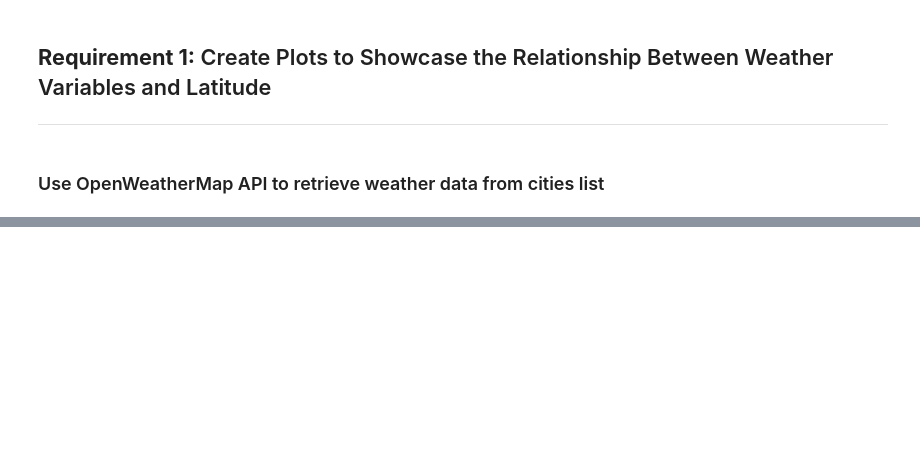
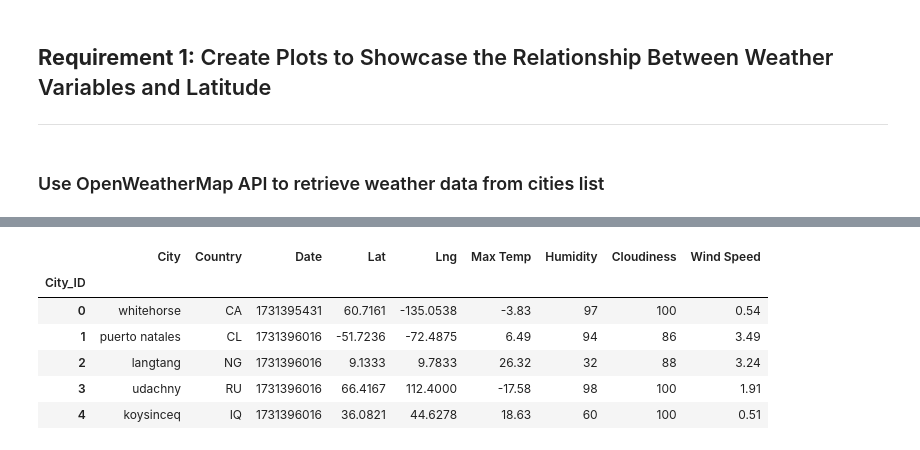
Before and after one commit to brianna-mitri/python-api-challenge, a Jupyter notebook: WeatherPy/WeatherPy.ipynb, the cells around one changed output, grey strips where cells are left out. Drawn from its saved outputs; the diff is of its cells as text; code cells hidden in the pictures; blank space fills up the shorter version.

```diff
--- a/WeatherPy/WeatherPy.ipynb
+++ b/WeatherPy/WeatherPy.ipynb
@@ -211,0 +243,14 @@ city_data
+# %%
+# read saved data
+city_data_df = pd.read_csv(f"{output_path}/cities_data.csv", index_col="City_ID")
+
+# display city data
+city_data_df.head()
+# %% [output]
+|  | City | Country | Date | Lat | Lng | Max Temp | Humidity | Cloudiness | Wind Speed |
+| City_ID |  |  |  |  |  |  |  |  |  |
+| 0 | whitehorse | CA | 1731395431 | 60.7161 | -135.0538 | -3.83 | 97 | 100 | 0.54 |
+| 1 | puerto natales | CL | 1731396016 | -51.7236 | -72.4875 | 6.49 | 94 | 86 | 3.49 |
+| 2 | langtang | NG | 1731396016 | 9.1333 | 9.7833 | 26.32 | 32 | 88 | 3.24 |
+| 3 | udachny | RU | 1731396016 | 66.4167 | 112.4000 | -17.58 | 98 | 100 | 1.91 |
+| 4 | koysinceq | IQ | 1731396016 | 36.0821 | 44.6278 | 18.63 | 60 | 100 | 0.51 |
```
Also changed, not shown: parts of 16 cells of this notebook, 2 other files.
